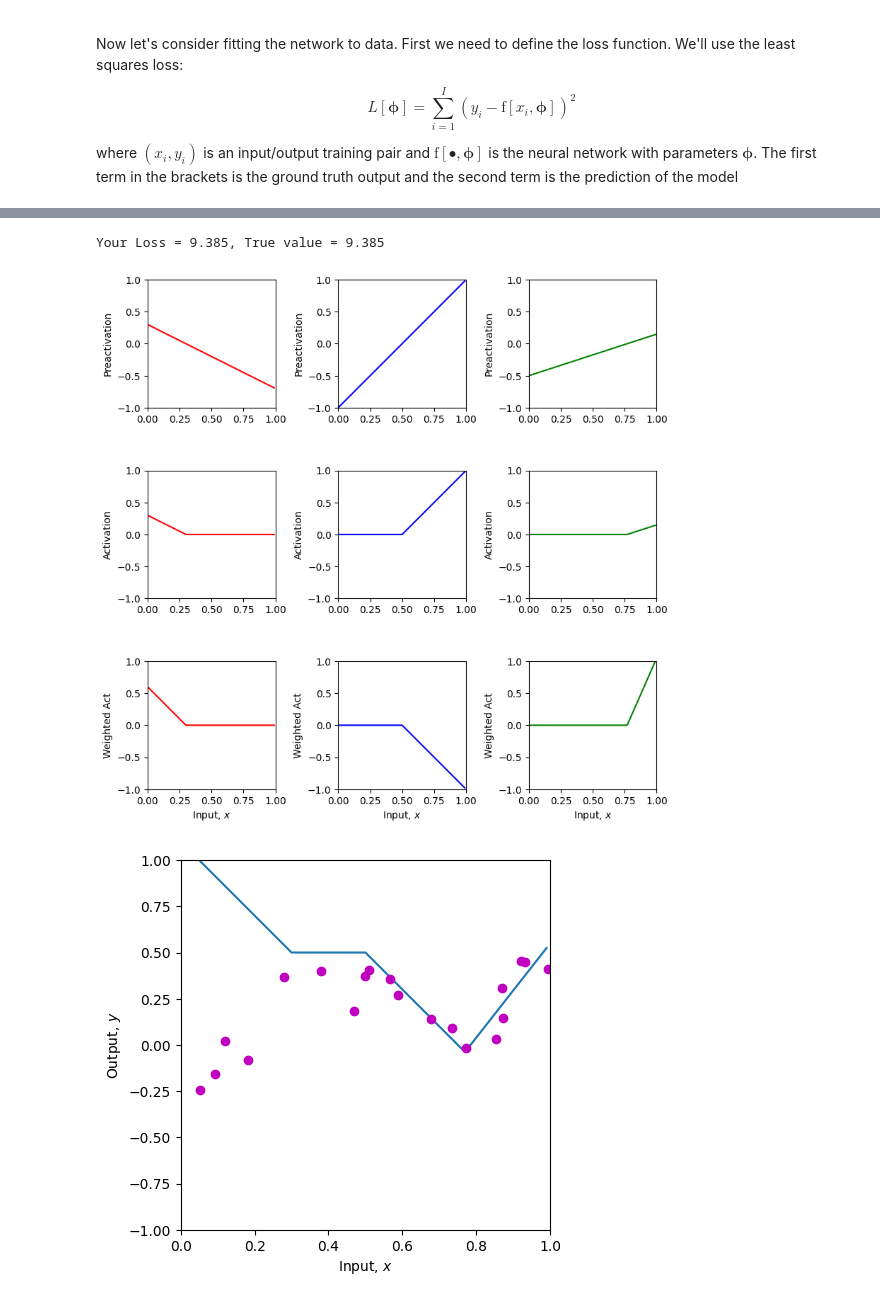
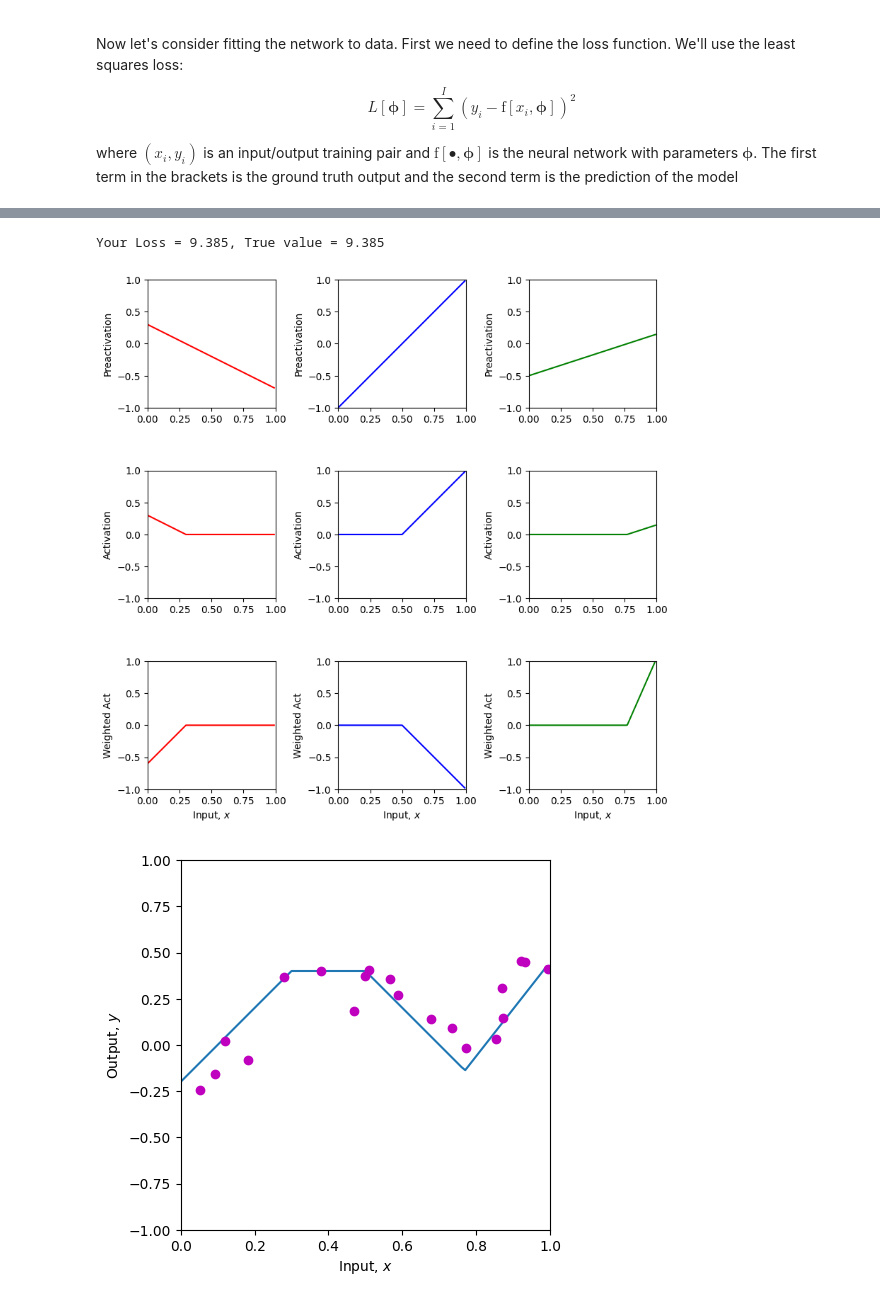
Before and after one commit to jhsilvaz13/udlbook-maa, a Jupyter notebook: Notebooks/Chap03/3_1_Shallow_Networks_I.ipynb, the cells around one changed output, grey strips where cells are left out. Saved outputs shown, nothing was run; the diff lists cells and outputs as text; code cells hidden in the pictures.

```diff
--- a/Notebooks/Chap03/3_1_Shallow_Networks_I.ipynb
+++ b/Notebooks/Chap03/3_1_Shallow_Networks_I.ipynb
@@ -249,35 +263,35 @@ print('Your Loss = %3.3f, True value = 9.385'%(loss))
 theta_10 =  0.3 ; theta_11 = -1.0
 theta_20 = -1.0  ; theta_21 = 2.0
 theta_30 = -0.5  ; theta_31 = 0.65
-phi_0 = 0.4; phi_1 = 2.0; phi_2 = -1.0; phi_3 = 7.0
+phi_0 = 0.4; phi_1 = -2.0; phi_2 = -1.0; phi_3 = 7.0
 
 # Define a range of input values
 x = np.arange(0,1,0.01)
 
 x_train = np.array([0.09291784,0.46809093,0.93089486,0.67612654,0.73441752,0.86847339,\
                    0.49873225,0.51083168,0.18343972,0.99380898,0.27840809,0.38028817,\
                    0.12055708,0.56715537,0.92005746,0.77072270,0.85278176,0.05315950,\
                    0.87168699,0.58858043])
 y_train = np.array([-0.15934537,0.18195445,0.451270150,0.13921448,0.09366691,0.30567674,\
                     0.372291170,0.40716968,-0.08131792,0.41187806,0.36943738,0.3994327,\
                     0.019062570,0.35820410,0.452564960,-0.0183121,0.02957665,-0.24354444, \
                     0.148038840,0.26824970])
 
 # We run the neural network for each of these input values
 y, pre_1, pre_2, pre_3, act_1, act_2, act_3, w_act_1, w_act_2, w_act_3 = \
     shallow_1_1_3(x, ReLU, phi_0,phi_1,phi_2,phi_3, theta_10, theta_11, theta_20, theta_21, theta_30, theta_31)
 # And then plot it
 plot_neural(x, y, pre_1, pre_2, pre_3, act_1, act_2, act_3, w_act_1, w_act_2, w_act_3, plot_all=True, x_data = x_train, y_data = y_train)
 
 # Run the neural network on the training data
 y_predict, *_ = shallow_1_1_3(x_train, ReLU, phi_0,phi_1,phi_2,phi_3, theta_10, theta_11, theta_20, theta_21, theta_30, theta_31)
 
 # Compute the least squares loss and print it out
 loss = least_squares_loss(y_train,y_predict)
 print('Your Loss = %3.3f, True value = 9.385'%(loss))
 # %% [output]
 [figure]
 [figure]
 Your Loss = 9.385, True value = 9.385
-[figure, old version]
+[figure, new version]
-[figure, old version]
+[figure, new version]
```
Also changed, not shown: parts of 4 cells of this notebook.
